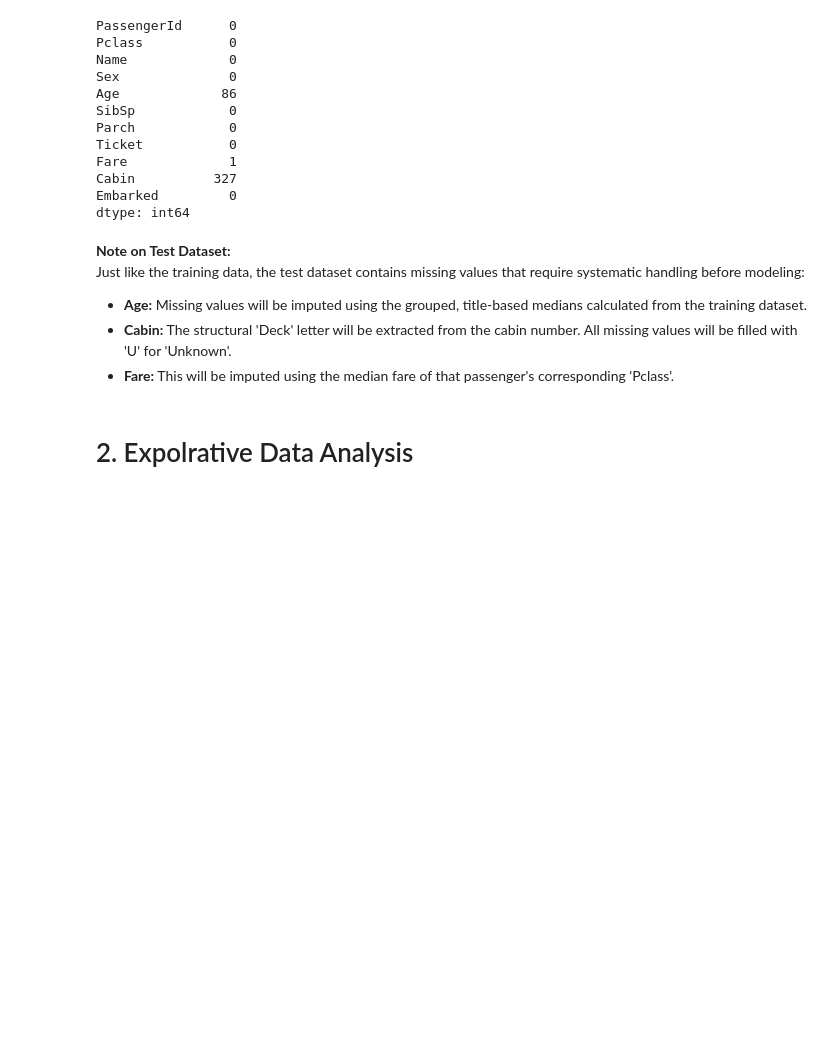
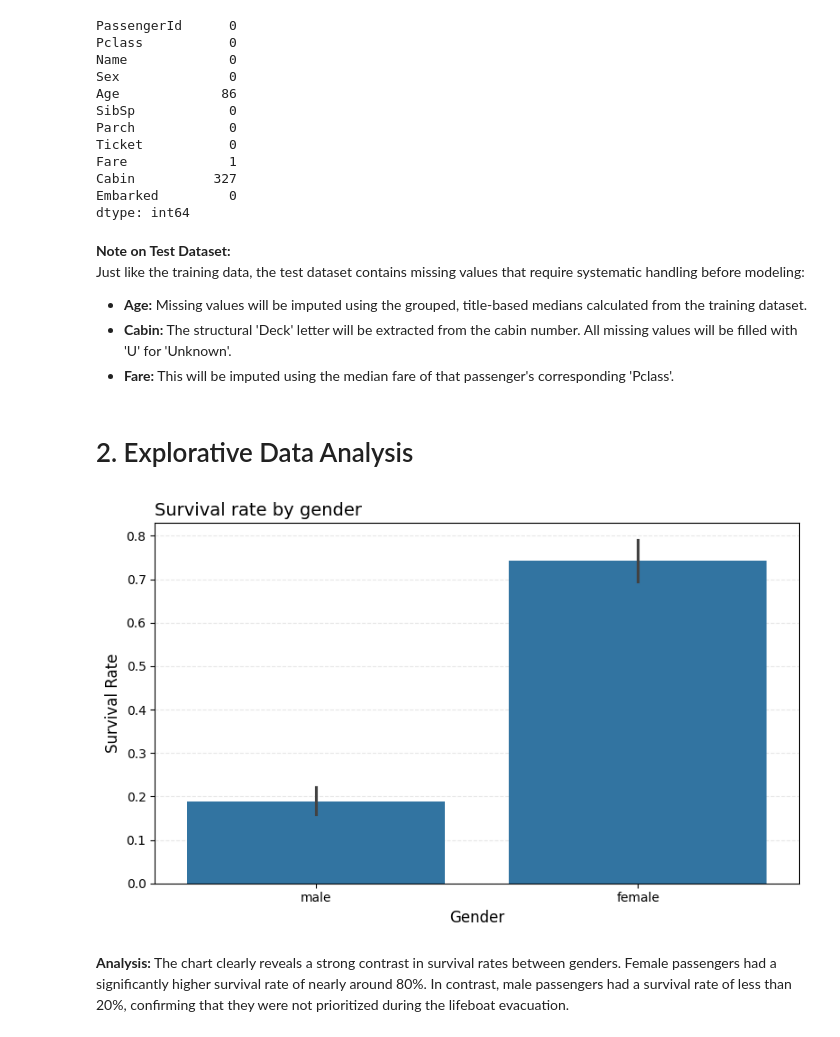
Before and after one commit to clia7/Titanic_Survival_Prediction, a Jupyter notebook: Titanic_Surivial_Prediction.ipynb, the cells around one changed output. Cells and saved outputs as stored; diff of their text form; code cells hidden in the pictures; blank space fills up the shorter version.

Commit message:
Kaggle Notebook | Titanic_Survival_Prediction | first visualisation

```diff
--- a/Titanic_Surivial_Prediction.ipynb
+++ b/Titanic_Surivial_Prediction.ipynb
@@ -177,4 +160,21 @@ Just like the training data, the test dataset contains missing values that requi
 * **Cabin:** The structural 'Deck' letter will be extracted from the cabin number. All missing values will be filled with 'U' for 'Unknown'.
 * **Fare:** This will be imputed using the median fare of that passenger's corresponding 'Pclass'.
 # %% [markdown]
-# 2. Expolrative Data Analysis
+# 2. Explorative Data Analysis
+# %%
+# Visualize the surivial rate by gender
+plt.figure(figsize=(8,5))
+
+sns.barplot(data=train_df, x='Sex', y='Survived')
+plt.title('Survival rate by gender', fontsize=14, loc='left')
+plt.xlabel('Gender', fontsize=12)
+plt.ylabel('Survival Rate', fontsize=12)
+plt.gca().set_axisbelow(True)
+plt.grid(axis='y', linestyle='--', alpha=0.3)
+
+plt.tight_layout()
+plt.show()
+# %% [output]
+[figure, added]
+# %% [markdown]
+**Analysis:** The chart clearly reveals a strong contrast in survival rates between genders. Female passengers had a significantly higher survival rate of nearly around 80%. In contrast, male passengers had a survival rate of less than 20%, confirming that they were not prioritized during the lifeboat evacuation.
```
Also changed, not shown: parts of 3 cells of this notebook.
